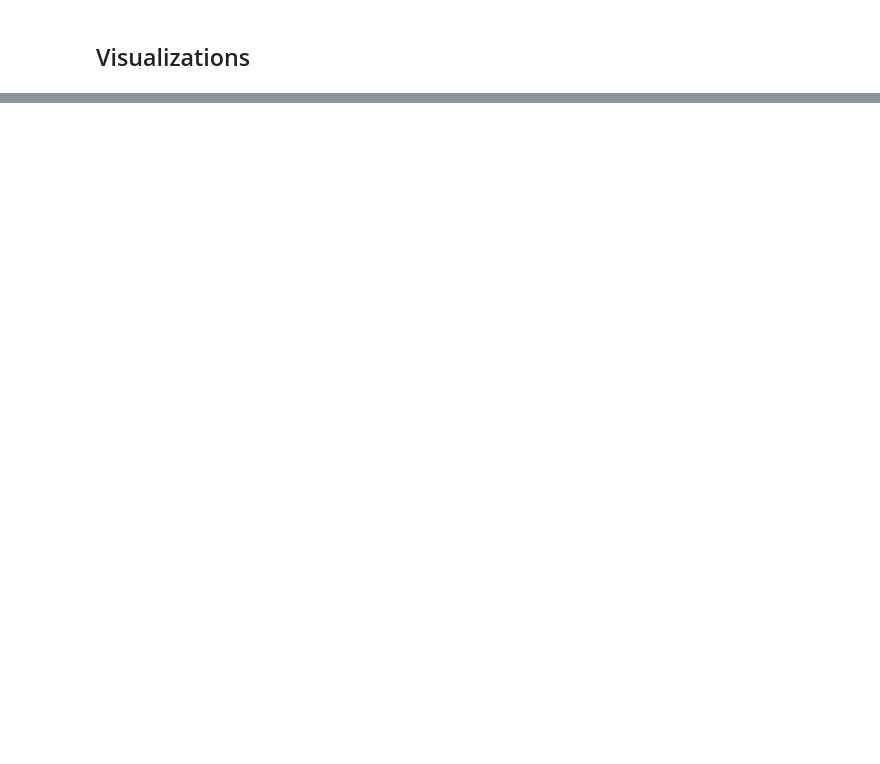
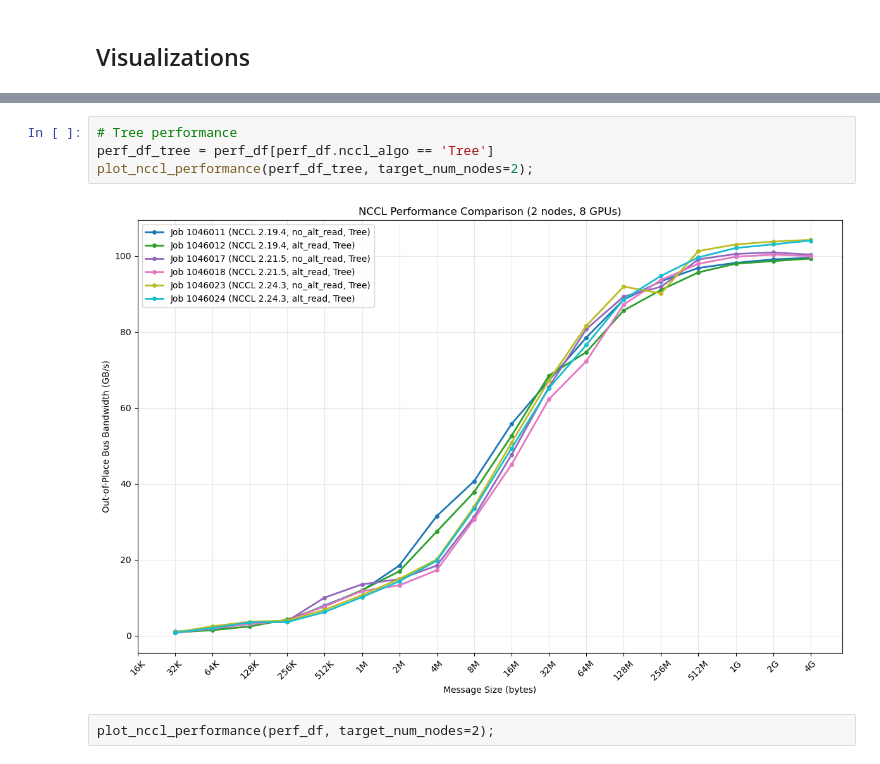
Before and after one commit to sparticlesteve/nccl-benchmarking, a Jupyter notebook: notebooks/plot_results.ipynb, the cells around one changed output, grey strips where cells are left out. Drawn from its saved outputs; the diff is of its cells as text; blank space fills up the shorter version.

```diff
--- a/notebooks/plot_results.ipynb
+++ b/notebooks/plot_results.ipynb
@@ -62,0 +66,8 @@ plot_nccl_comparison_matrix(perf_df);
+# %%
+# Tree performance
+perf_df_tree = perf_df[perf_df.nccl_algo == 'Tree']
+plot_nccl_performance(perf_df_tree, target_num_nodes=2);
+# %% [output]
+[figure, added]
+# %% [raw]
+plot_nccl_performance(perf_df, target_num_nodes=2);
```
Also changed, not shown: parts of 8 cells of this notebook, 1 other file.
